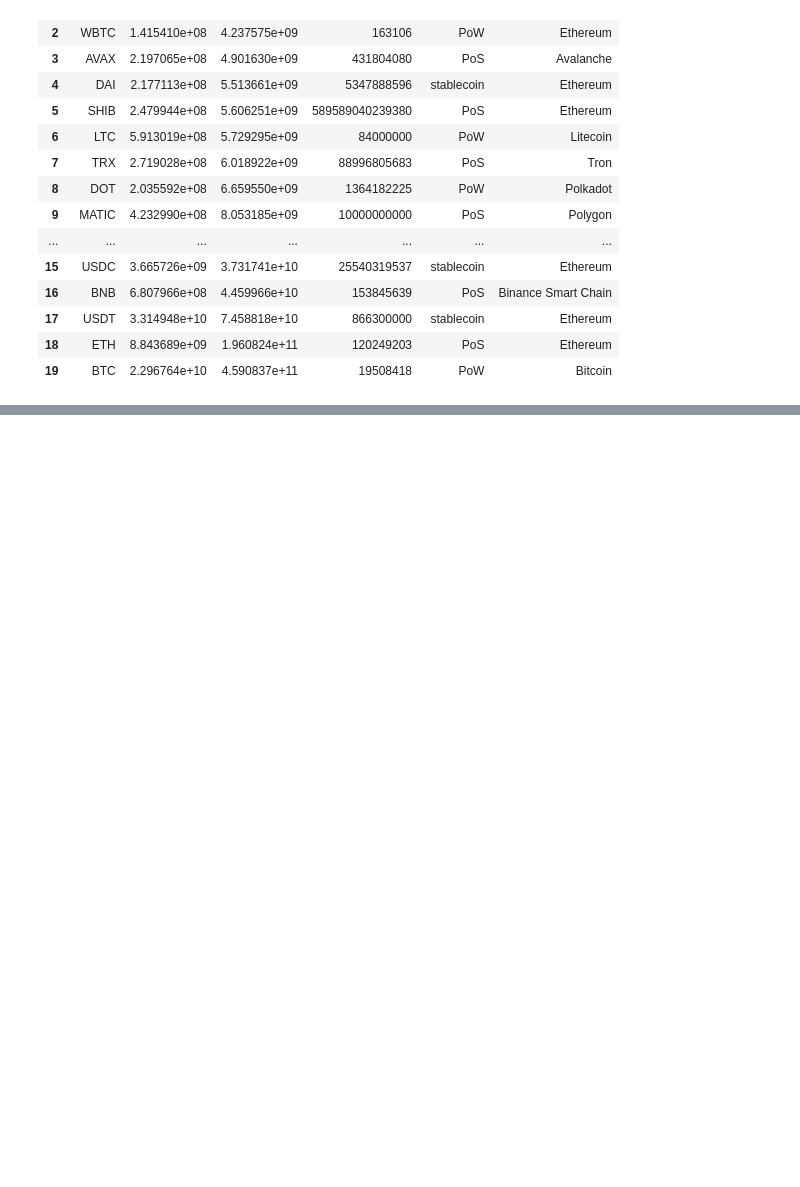
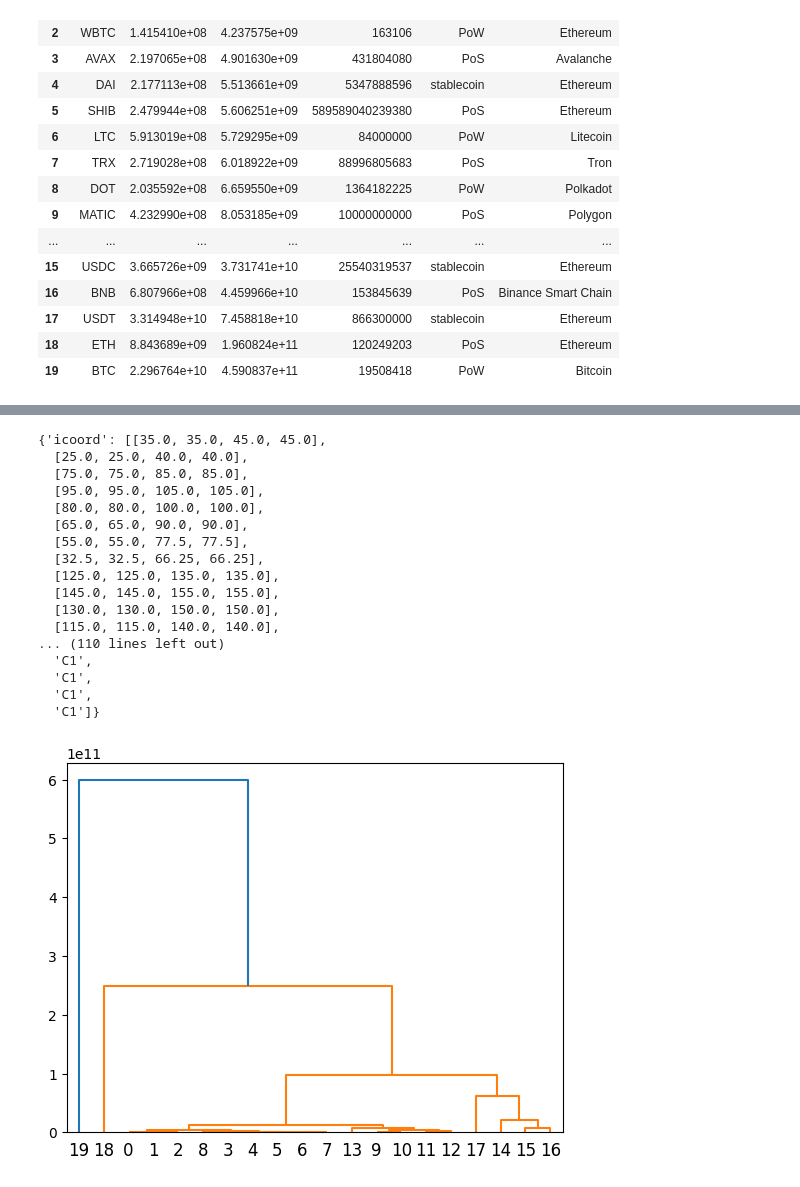
Before and after one commit to arian-rad/Quera-DataScience_bootcamp_Project1-Phase2, a Jupyter notebook: question2.ipynb, the cells around one changed output, grey strips where cells are left out. Saved outputs shown, nothing was run; the diff lists cells and outputs as text; code cells hidden in the pictures; blank space fills up the shorter version.

```diff
--- a/question2.ipynb
+++ b/question2.ipynb
@@ -23,0 +67,22 @@ data = pd.read_excel("coins_data.xlsx")
+# %%
+result = shc.linkage(df, method='ward')
+shc.dendrogram(result)
+# %% [output]
+{'icoord': [[35.0, 35.0, 45.0, 45.0],
+  [25.0, 25.0, 40.0, 40.0],
+  [75.0, 75.0, 85.0, 85.0],
+  [95.0, 95.0, 105.0, 105.0],
+  [80.0, 80.0, 100.0, 100.0],
+  [65.0, 65.0, 90.0, 90.0],
+  [55.0, 55.0, 77.5, 77.5],
+  [32.5, 32.5, 66.25, 66.25],
+  [125.0, 125.0, 135.0, 135.0],
+  [145.0, 145.0, 155.0, 155.0],
+  [130.0, 130.0, 150.0, 150.0],
+  [115.0, 115.0, 140.0, 140.0],
+... (110 lines left out)
+  'C1',
+  'C1',
+  'C1',
+  'C1']}
+[figure, added]
```
Also changed, not shown: parts of 5 cells of this notebook.
